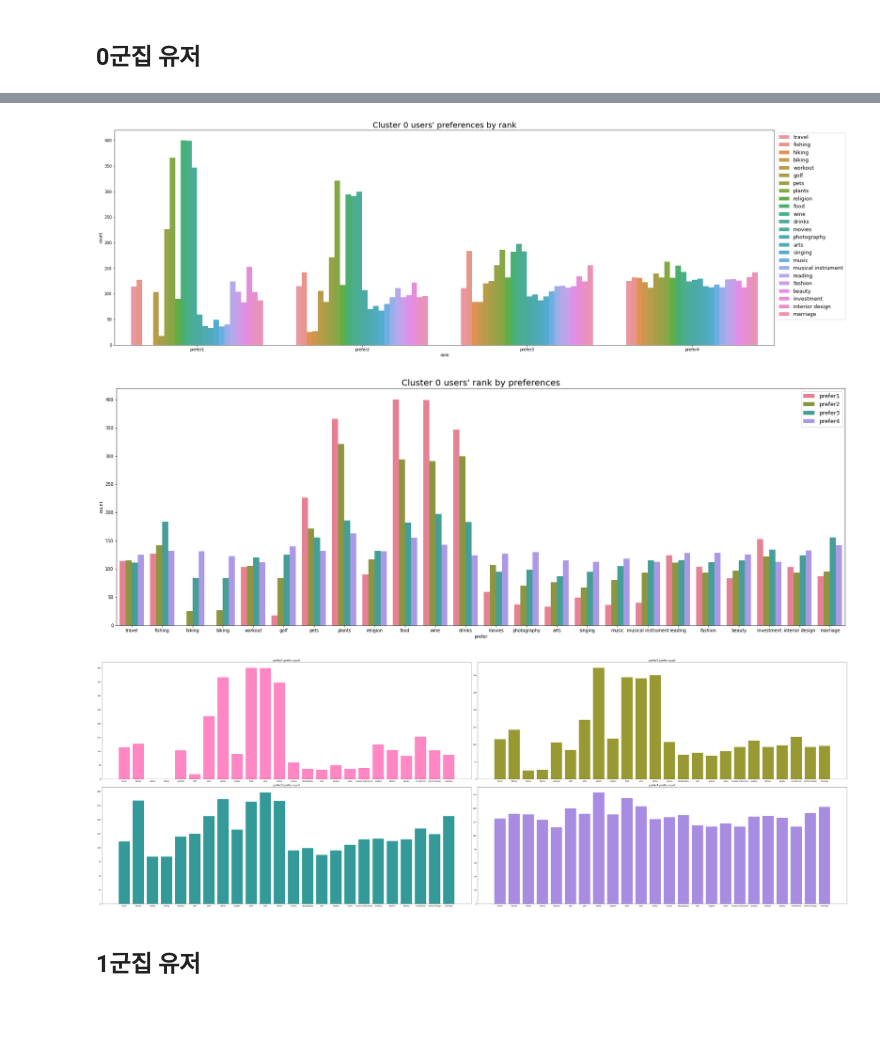
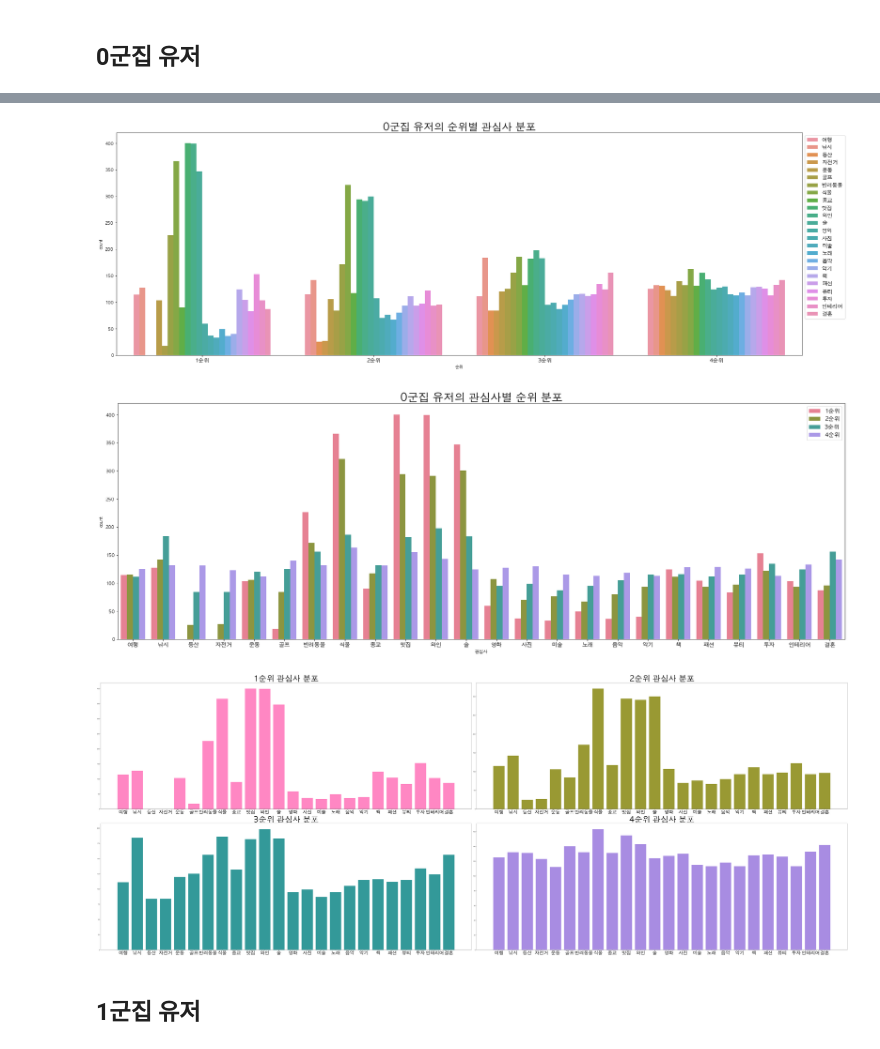
Before and after one commit to yunhaeng/Sinor_recommendation, a Jupyter notebook: testing/sh/test_weights.ipynb, the cells around one changed output, grey strips where cells are left out. Cells and saved outputs as stored; diff of their text form; code cells hidden in the pictures; blank space fills up the shorter version.

```diff
--- a/testing/sh/test_weights.ipynb
+++ b/testing/sh/test_weights.ipynb
@@ -191,8 +252,8 @@ Name: prefer2, dtype: int64
 # %%
 # 3순위 관심사
 prefer3 = [i[2] for i in group0['preferences']]
-group0['prefer3'] = prefer3
+group0['3순위'] = prefer3
 print('<3순위 관심사>')
-print(group0['prefer3'].value_counts())
+print(group0['3순위'].value_counts())
 # %% [output]
 <3순위 관심사>
@@ -215,8 +276,8 @@ Name: prefer3, dtype: int64
 # %%
 # 4순위 관심사
 prefer4 = [i[3] for i in group0['preferences']]
-group0['prefer4'] = prefer4
+group0['4순위'] = prefer4
 print('<4순위 관심사>')
-print(group0['prefer4'].value_counts())
+print(group0['4순위'].value_counts())
 # %% [output]
 <4순위 관심사>
@@ -239,29 +300,29 @@ Name: prefer4, dtype: int64
 # %%
 # 관심사 분포 시각화를 위해 관심사 개수 카운트
 def val_cnt(df):
-    # 순위별로 관심사 value_counts - abc 순으로 정렬
-    df_prefer1_cnt = pd.DataFrame(df['prefer1'].value_counts()).sort_index()
-    df_prefer2_cnt = pd.DataFrame(df['prefer2'].value_counts()).sort_index()
-    df_prefer3_cnt = pd.DataFrame(df['prefer3'].value_counts()).sort_index()
-    df_prefer4_cnt = pd.DataFrame(df['prefer4'].value_counts()).sort_index()
-    # 순위별로 관심사 value_counts한 df를 관심사 abc 순으로 하나로 합치기
+    # 순위별로 관심사 value_counts - 가나다 순으로 정렬
+    df_prefer1_cnt = pd.DataFrame(df['1순위'].value_counts()).sort_index()
+    df_prefer2_cnt = pd.DataFrame(df['2순위'].value_counts()).sort_index()
+    df_prefer3_cnt = pd.DataFrame(df['3순위'].value_counts()).sort_index()
+    df_prefer4_cnt = pd.DataFrame(df['4순위'].value_counts()).sort_index()
+    # 순위별로 관심사 value_counts한 df를 관심사 가나다 순으로 하나로 합치기
     df_concat = pd.concat([df_prefer2_cnt, df_prefer3_cnt, df_prefer4_cnt, df_prefer1_cnt], axis=1)
     # 컬럼 순서 변경 - 1순위, 2순위, 3순위, 4순위
-    df_concat = df_concat[['prefer1', 'prefer2', 'prefer3', 'prefer4']]
-    # 인덱스 reset 후 'prefer'로 컬럼명 변경
+    df_concat = df_concat[['1순위', '2순위', '3순위', '4순위']]
+    # 인덱스 reset 후 '관심사'로 컬럼명 변경
     final_df = df_concat.reset_index(drop=False)
-    final_df.rename(columns={'index':'prefer'}, inplace=True)
+    final_df.rename(columns={'index':'관심사'}, inplace=True)
 
     # 결측치 0으로 대체
     final_df.fillna(0,inplace=True)
-    # 'prefer1' 컬럼 데이터타입 변경 float -> int
-    final_df = final_df.astype({'prefer1':'int'})
+    # '1순위' 컬럼 데이터타입 변경 float -> int
+    final_df = final_df.astype({'1순위':'int'})
 
-    # model.preferences 순으로 정렬하기 위한 딕셔너리 생성
-    sorterIndex = dict(zip(model.preferences, range(len(model.preferences))))
+    # preferences_ko 순으로 정렬하기 위한 딕셔너리 생성
+    sorterIndex = dict(zip(preferences_ko, range(len(preferences_ko))))
     # 해당 딕셔너리를 이용해 정렬을 위한 'sorter' 컬럼 생성
     df_sort = final_df
-    df_sort['sorter'] = df_sort['prefer'].map(sorterIndex)
+    df_sort['sorter'] = df_sort['관심사'].map(sorterIndex)
     # 'sorter' 컬럼을 기준으로 정렬
     df_sort.sort_values('sorter',inplace=True)
     # 'sorter' 컬럼 삭제
@@ -273,8 +334,8 @@ def val_cnt(df):
 # %%
 # 시각화를 위해 tidy 형태로 변환
 def to_tidy(df):
-    df_tidy = pd.melt(df, id_vars=['prefer'], value_vars=['prefer1', 'prefer2', 'prefer3', 'prefer4'],
-                      var_name='rank', value_name='count')
+    df_tidy = pd.melt(df, id_vars=['관심사'], value_vars=['1순위', '2순위', '3순위', '4순위'],
+                      var_name='순위', value_name='count')
     return df_tidy
 # %%
 # val_cnt 함수 적용
@@ -319,39 +380,41 @@ g0_tidy
 # %%
 # 0군집 유저의 순위별 관심사 분포
 plt.figure(figsize=(30, 10))
-sns.barplot(data=g0_tidy, x='rank', y='count', hue='prefer')
-plt.title("Cluster 0 users' preferences by rank", loc='center', fontsize=20)
+sns.barplot(data=g0_tidy, x='순위', y='count', hue='관심사')
+plt.title("0군집 유저의 순위별 관심사 분포", loc='center', fontsize=25)
+plt.xticks(fontsize=13)
 plt.legend(fontsize=13, bbox_to_anchor=(1.0, 1.0), loc='upper left')
 plt.show()
 # %% [output]
-[figure, old version]
+[figure, new version]
 # %%
 # 0군집 유저의 관심사별 순위 분포
 plt.figure(figsize=(30, 10))
-sns.barplot(data=g0_tidy, x='prefer', y='count', hue='rank', palette='husl')
-plt.title("Cluster 0 users' rank by preferences", loc='center', fontsize=20)
+sns.barplot(data=g0_tidy, x='관심사', y='count', hue='순위', palette='husl')
+plt.title("0군집 유저의 관심사별 순위 분포", loc='center', fontsize=25)
+plt.xticks(fontsize=13)
 plt.legend(fontsize=13)
 plt.show()
 # %% [output]
-[figure, old version]
+[figure, new version]
 # %%
 # 순위별 관심사 분포
-rnk = ['prefer1', 'prefer2', 'prefer3', 'prefer4']
+rnk = ['1순위', '2순위', '3순위', '4순위']
 
-plt.figure(figsize=(60,20))
+plt.figure(figsize=(80,30))
 colors = ['white', 'hotpink', 'olive', 'teal', 'mediumpurple']
 n=1
 for r_ in rnk:
-    d_ = g0_tidy[(g0_tidy['rank']== r_)]
+    d_ = g0_tidy[(g0_tidy['순위']== r_)]
     plt.subplot(2,2,n)
-    plt.title("%s prefer count" % r_, fontsize=15)
-    plt.bar(d_["prefer"], d_["count"], alpha=0.8, color=colors[n])
-    plt.xticks(rotation=360)
+    plt.title("%s 관심사 분포" % r_, fontsize=60)
+    plt.bar(d_["관심사"], d_["count"], alpha=0.8, color=colors[n])
+    plt.xticks(rotation=360, fontsize=35)
     n+=1
 plt.tight_layout()
 plt.show()
 # %% [output]
-[figure, old version]
+[figure, new version]
 # %% [markdown]
 ## 1군집 유저
 # %%
```
Also changed, not shown: parts of 34 cells of this notebook.
